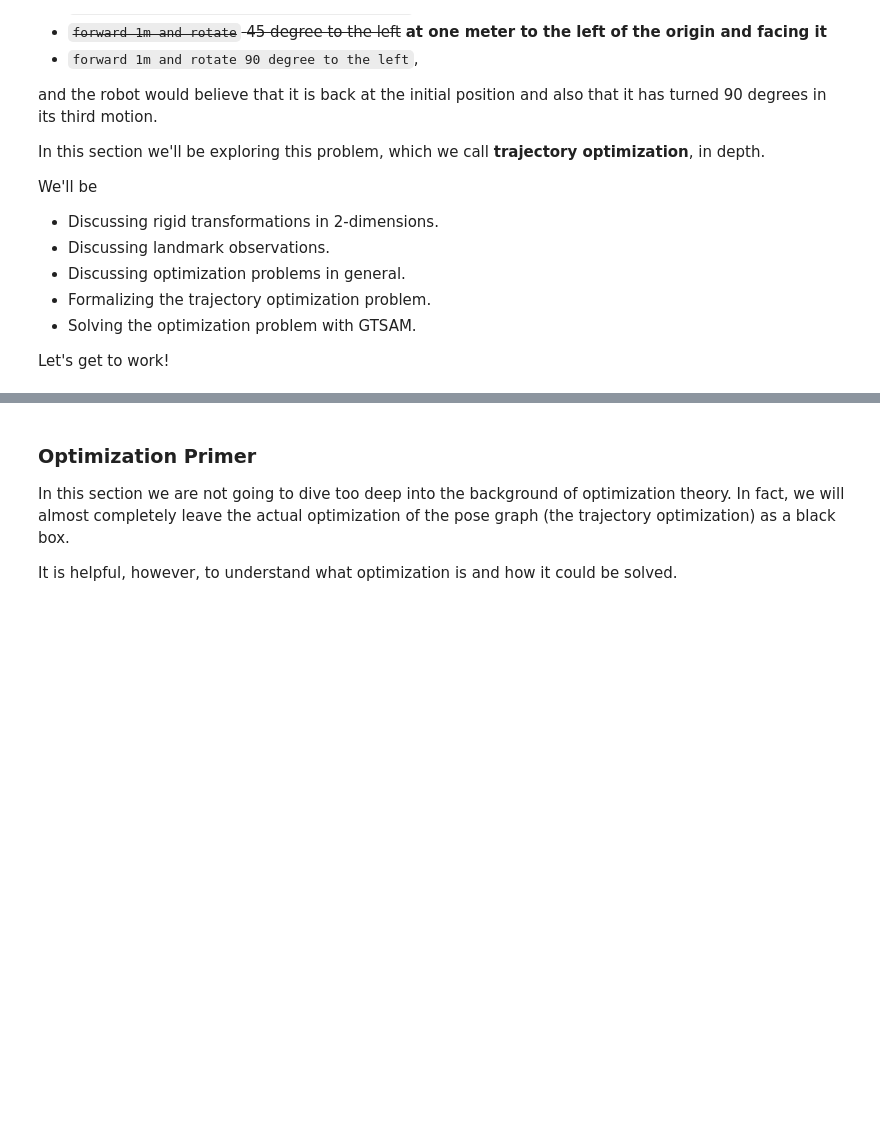
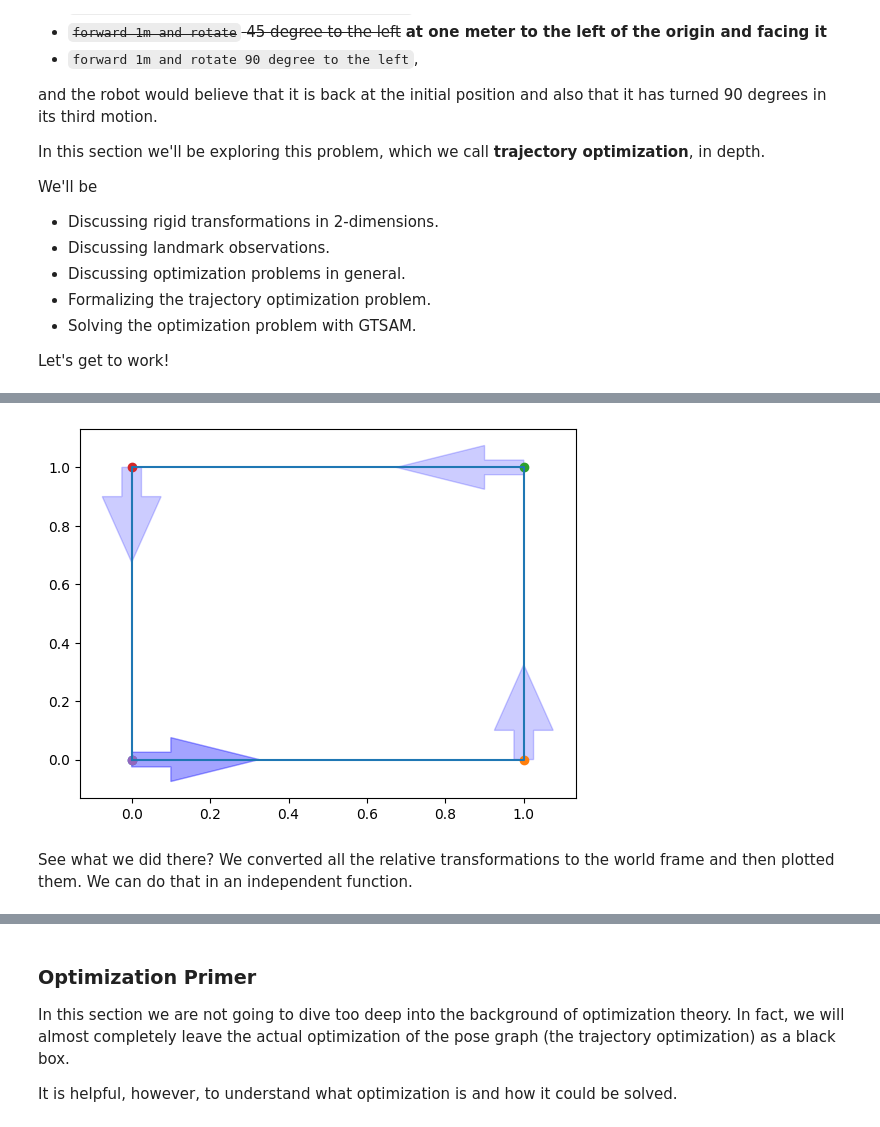
Before and after one commit to yoraish/brief_robotics, a Jupyter notebook: src/trajectory_optimization/trajectory_optimization.ipynb, the cells around one changed output, grey strips where cells are left out. Cells and saved outputs as stored; diff of their text form; code cells hidden in the pictures; blank space fills up the shorter version.

```diff
--- a/src/trajectory_optimization/trajectory_optimization.ipynb
+++ b/src/trajectory_optimization/trajectory_optimization.ipynb
@@ -226,0 +244,17 @@ Relating pose estimates via landmark observations (loop closures)
+# %%
+def mat_from_xyt(x, y, theta):
+    """Create a transformation matrix from delta x, delta y, and delta theta.
+
+    Args:
+        x (float): delta x.
+        y (float): delta y
+        theta (float): delta theta. Zero is no change, positive is left, negative is right. Theta is in radians and in the range [-pi, pi].
+    """
+    t = np.array([[x], [y], [1]])
+    R = np.array([[np.cos(theta), -np.sin(theta)],
+                  [np.sin(theta), np.cos(theta)]])
+
+    X = np.zeros((3,3))
+    X[:2, :2] = R
+    X[:3, 2:] = t
+    return X, theta
@@ -226,0 +288,41 @@ Relating pose estimates via landmark observations (loop closures)
+# %%
+X_1_in_0, theta_1_in_0 = mat_from_xyt(*motion_from_0_to_1)
+
+X_2_in_1, theta_2_in_1 = mat_from_xyt(*motion_from_1_to_2)
+
+X_3_in_2, theta_3_in_2 = mat_from_xyt(*motion_from_2_to_3)
+
+X_4_in_3, theta_4_in_3 = mat_from_xyt(*motion_from_3_to_4)
+
+
+# The first pose is the origin.
+Xs_and_thetas = []
+Xs_and_thetas.append(mat_from_xyt(0,0,0))
+
+# Add the next pose. It is specified in the origin frame, so we can add it as is.
+Xs_and_thetas.append((X_1_in_0, theta_1_in_0))
+
+# The following pose is specified in the i=1 frame. So we would need to transform it to the i=0 frame.
+X_2_in_0 = X_1_in_0.dot(X_2_in_1)
+theta_2_in_0 = theta_1_in_0 + theta_2_in_1
+Xs_and_thetas.append((X_2_in_0, theta_2_in_0))
+
+# Continue on your own!
+# YOUR CODE HERE.
+
+X_3_in_0 = X_2_in_0.dot(X_3_in_2)
+theta_3_in_0 = theta_2_in_0 +  theta_3_in_2
+Xs_and_thetas.append((X_3_in_0, theta_3_in_0))
+
+
+X_4_in_0 = X_3_in_0.dot(X_4_in_3)
+theta_4_in_0 = theta_3_in_0 +  theta_4_in_3
+Xs_and_thetas.append((X_4_in_0, theta_4_in_0))
+
+
+visualize_poses_in_world(Xs_and_thetas)
+# %% [output]
+[figure, added]
+# %% [markdown]
+See what we did there? We converted all the relative transformations to the world frame and then plotted them.
+We can do that in an independent function.
```
Also changed, not shown: parts of 34 cells of this notebook, 1 other file.
